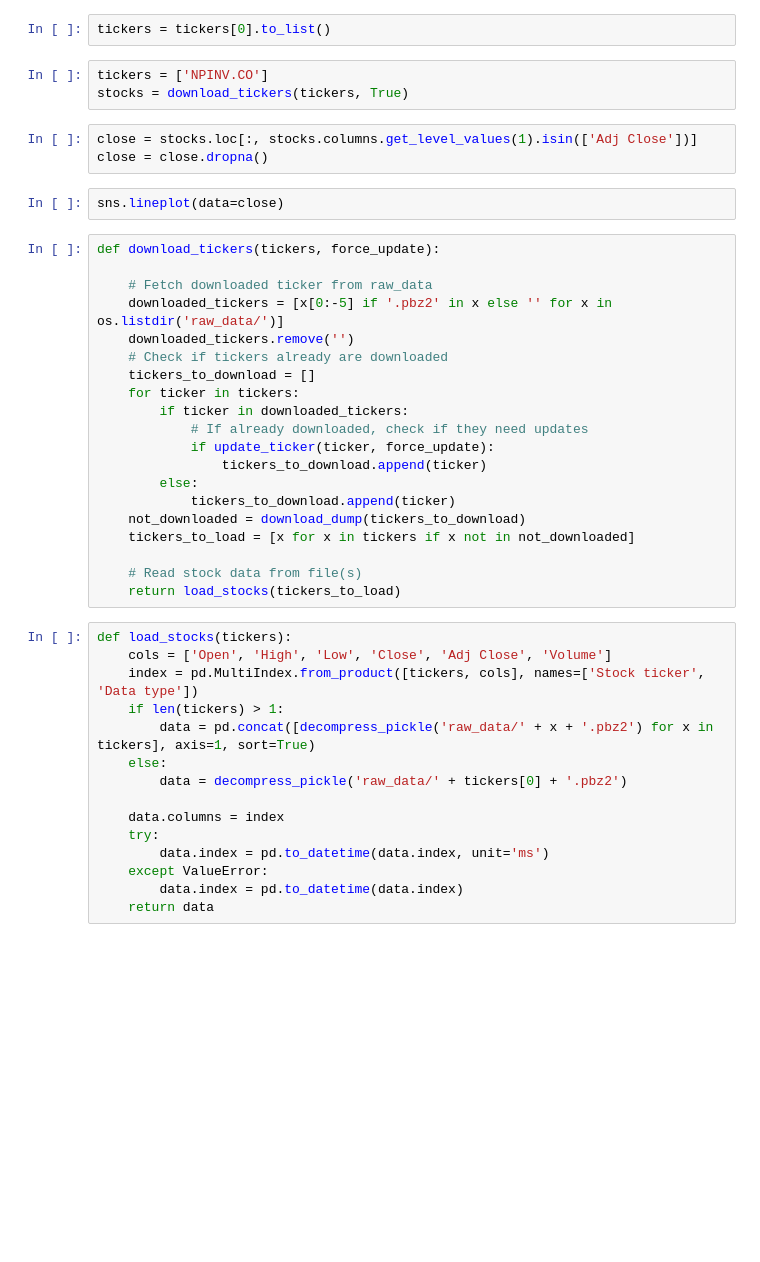
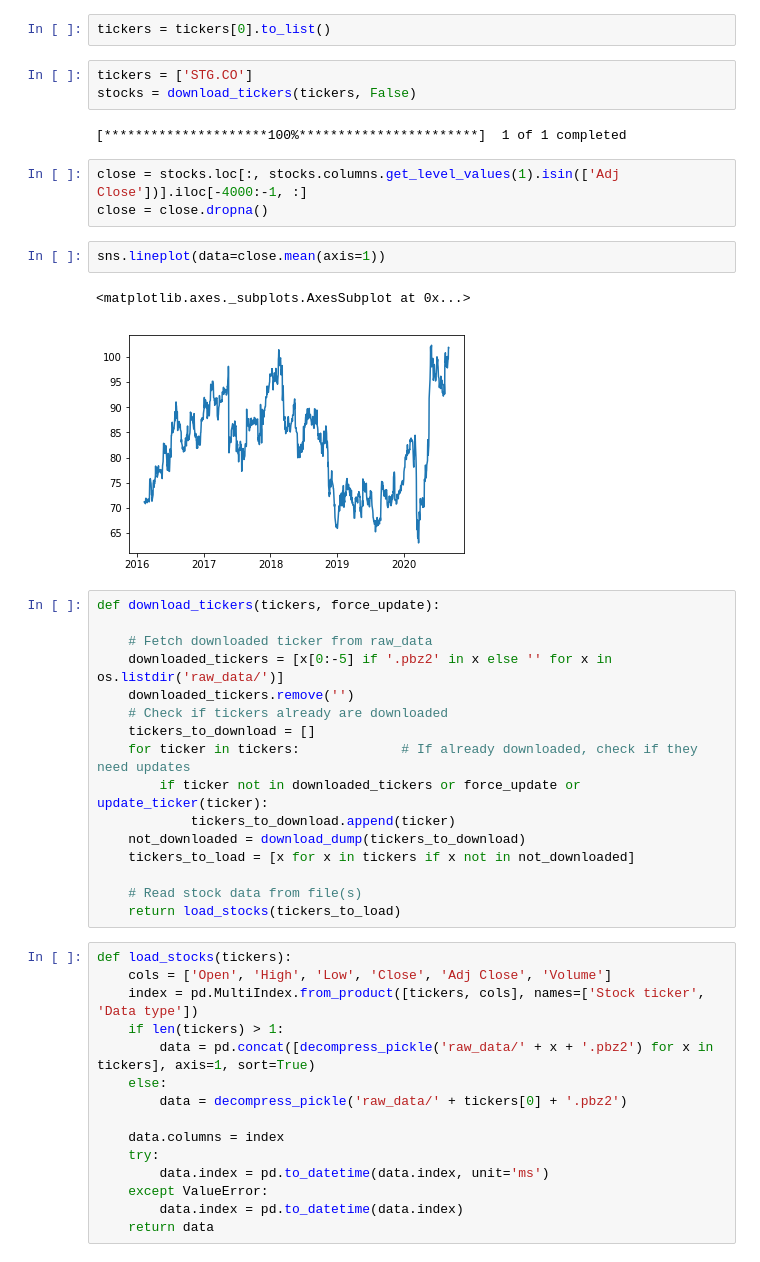
Before and after one commit to neriksen/stock_data, a Jupyter notebook: stock_data.ipynb, the cells around one changed output. Saved outputs shown, nothing was run; the diff lists cells and outputs as text; blank space fills up the shorter version.

Commit message:
fixed force update

```diff
--- a/stock_data.ipynb
+++ b/stock_data.ipynb
@@ -17,13 +17,18 @@ tickers = pd.read_csv('ticker_lists/ndx.csv', header=None)
 # %%
 tickers = tickers[0].to_list()
 # %%
-tickers = ['NPINV.CO']
-stocks = download_tickers(tickers, True)
+tickers = ['STG.CO']
+stocks = download_tickers(tickers, False)
+# %% [output]
+[*********************100%***********************]  1 of 1 completed
 # %%
-close = stocks.loc[:, stocks.columns.get_level_values(1).isin(['Adj Close'])]
+close = stocks.loc[:, stocks.columns.get_level_values(1).isin(['Adj Close'])].iloc[-4000:-1, :]
 close = close.dropna()
 # %%
-sns.lineplot(data=close)
+sns.lineplot(data=close.mean(axis=1))
+# %% [output]
+<matplotlib.axes._subplots.AxesSubplot at 0x...>
+[figure, added]
 # %%
 def download_tickers(tickers, force_update):
 
@@ -32,12 +37,8 @@ def download_tickers(tickers, force_update):
     downloaded_tickers.remove('')
     # Check if tickers already are downloaded
     tickers_to_download = []
-    for ticker in tickers:
-        if ticker in downloaded_tickers:
-            # If already downloaded, check if they need updates
-            if update_ticker(ticker, force_update):
-                tickers_to_download.append(ticker)
-        else:
+    for ticker in tickers:             # If already downloaded, check if they need updates
+        if ticker not in downloaded_tickers or force_update or update_ticker(ticker):
             tickers_to_download.append(ticker)
     not_downloaded = download_dump(tickers_to_download)
     tickers_to_load = [x for x in tickers if x not in not_downloaded]
```
Also changed, not shown: parts of 3 cells of this notebook, 3 other files.
